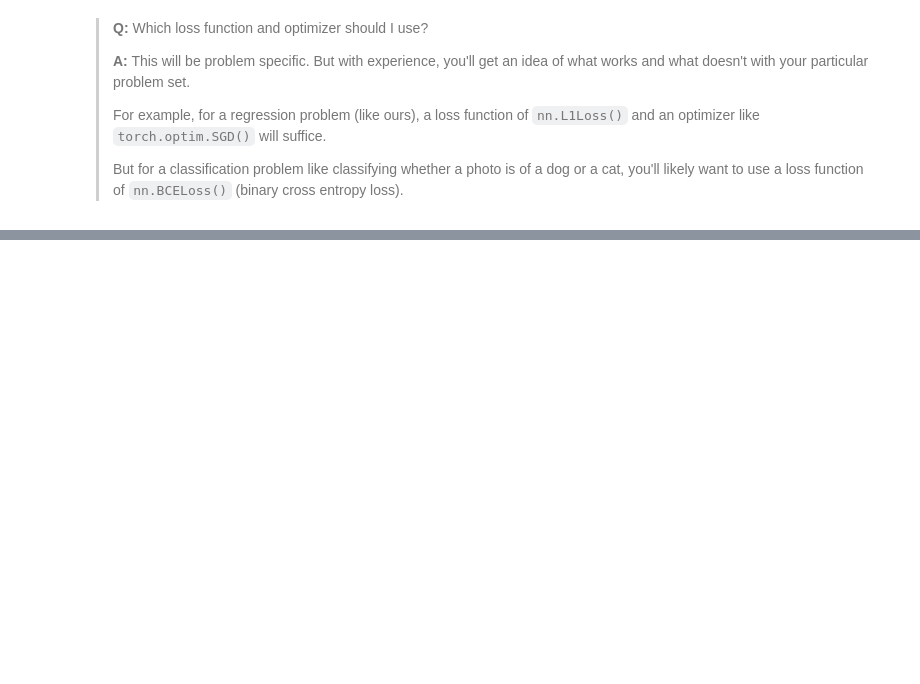
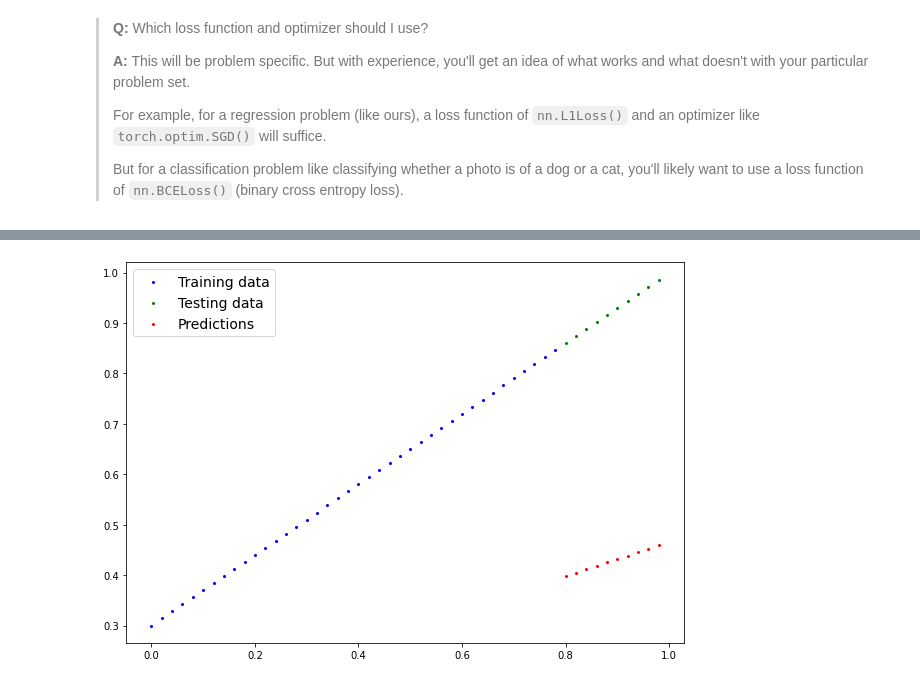
Before and after one commit to UmayaJayasuriya/PyTorch_Practice, a Jupyter notebook: pytorch_workflow.ipynb, the cells around one changed output, grey strips where cells are left out. Cells and saved outputs as stored; diff of their text form; code cells hidden in the pictures; blank space fills up the shorter version.

```diff
--- a/pytorch_workflow.ipynb
+++ b/pytorch_workflow.ipynb
@@ -304,0 +425,4 @@ optimizer = torch.optim.SGD(params=model_0.parameters(), # we want to optimize t
+# %%
+plot_predictions(predictions=y_preds);
+# %% [output]
+[figure, added]
```
Also changed, not shown: parts of 8 cells of this notebook.
